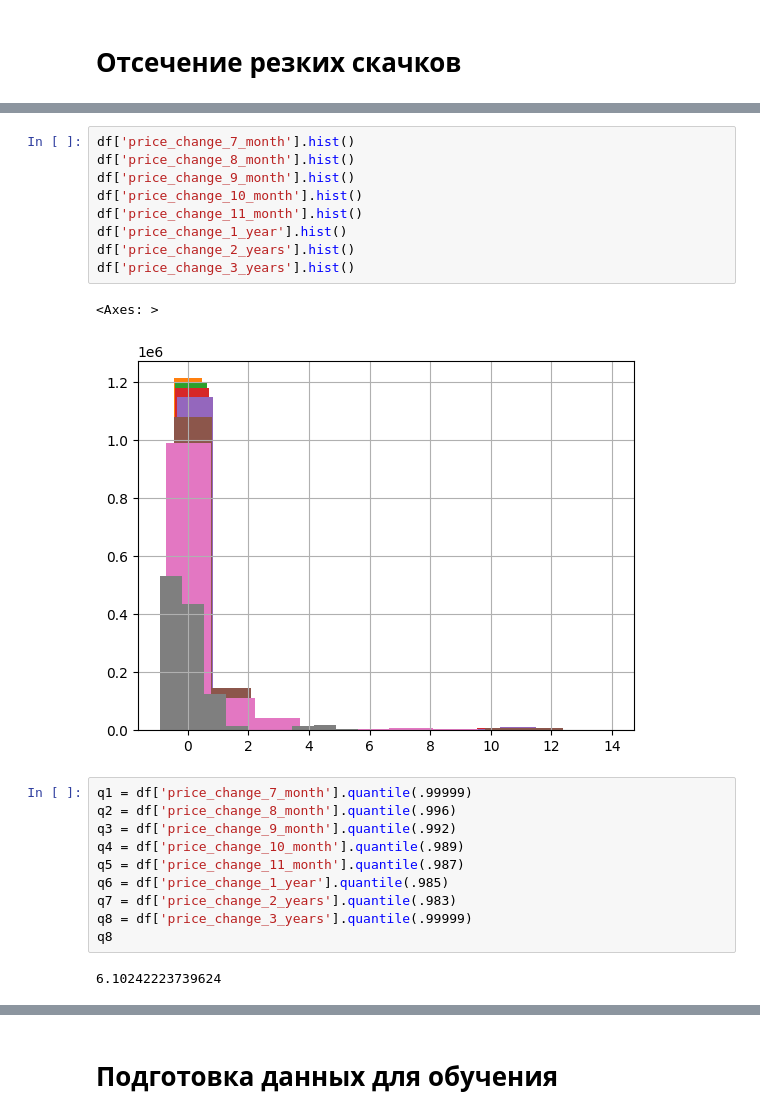
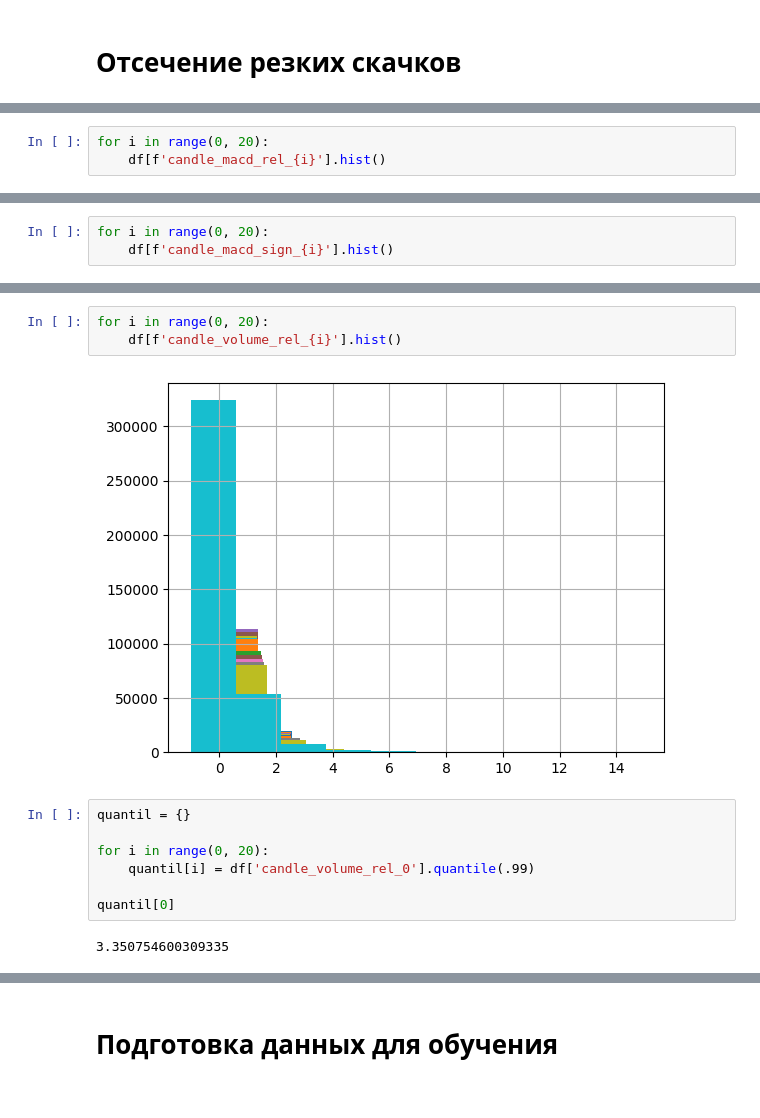
Before and after one commit to temaptz/ticker-analysis, a Jupyter notebook: jupyter/learn_ta_2_1.ipynb, the cells around one changed output, grey strips where cells are left out. Drawn from its saved outputs; the diff is of its cells as text.

```diff
--- a/jupyter/learn_ta_2_1.ipynb
+++ b/jupyter/learn_ta_2_1.ipynb
@@ -98,0 +85,3 @@ df['price_change_7_month'].hist()
+# %%
+for i in range(0, 20):
+    df[f'candle_macd_rel_{i}'].hist()
@@ -98,0 +90,3 @@ df['price_change_7_month'].hist()
+# %%
+for i in range(0, 20):
+    df[f'candle_macd_sign_{i}'].hist()
@@ -99,25 +95,15 @@ df['price_change_7_month'].hist()
 # %%
-df['price_change_7_month'].hist()
-df['price_change_8_month'].hist()
-df['price_change_9_month'].hist()
-df['price_change_10_month'].hist()
-df['price_change_11_month'].hist()
-df['price_change_1_year'].hist()
-df['price_change_2_years'].hist()
-df['price_change_3_years'].hist()
+for i in range(0, 20):
+    df[f'candle_volume_rel_{i}'].hist()
 # %% [output]
-<Axes: >
-[figure, old version]
+[figure, new version]
 # %%
-q1 = df['price_change_7_month'].quantile(.99999)
-q2 = df['price_change_8_month'].quantile(.996)
-q3 = df['price_change_9_month'].quantile(.992)
-q4 = df['price_change_10_month'].quantile(.989)
-q5 = df['price_change_11_month'].quantile(.987)
-q6 = df['price_change_1_year'].quantile(.985)
-q7 = df['price_change_2_years'].quantile(.983)
-q8 = df['price_change_3_years'].quantile(.99999)
-q8
+quantil = {}
+
+for i in range(0, 20):
+    quantil[i] = df['candle_volume_rel_0'].quantile(.99)
+
+quantil[0]
 # %% [output]
-6.10242223739624
+3.350754600309335
 # %%
```
Also changed, not shown: parts of 35 cells of this notebook, 11 other files.
